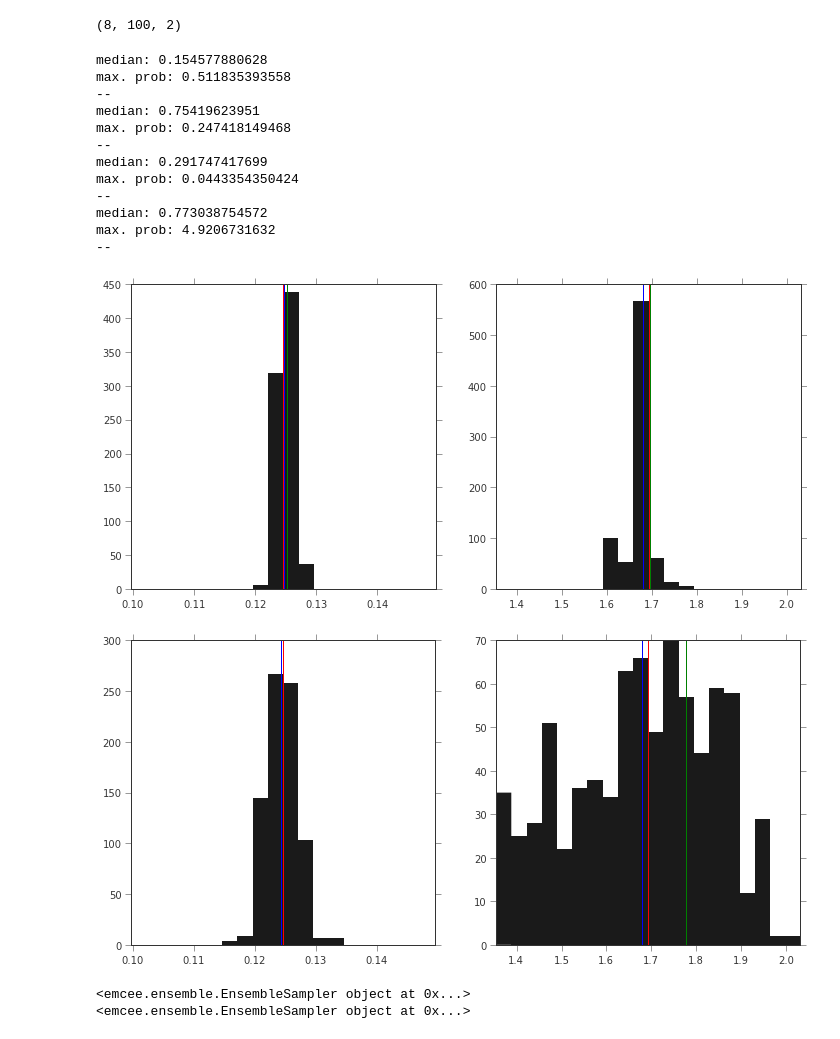
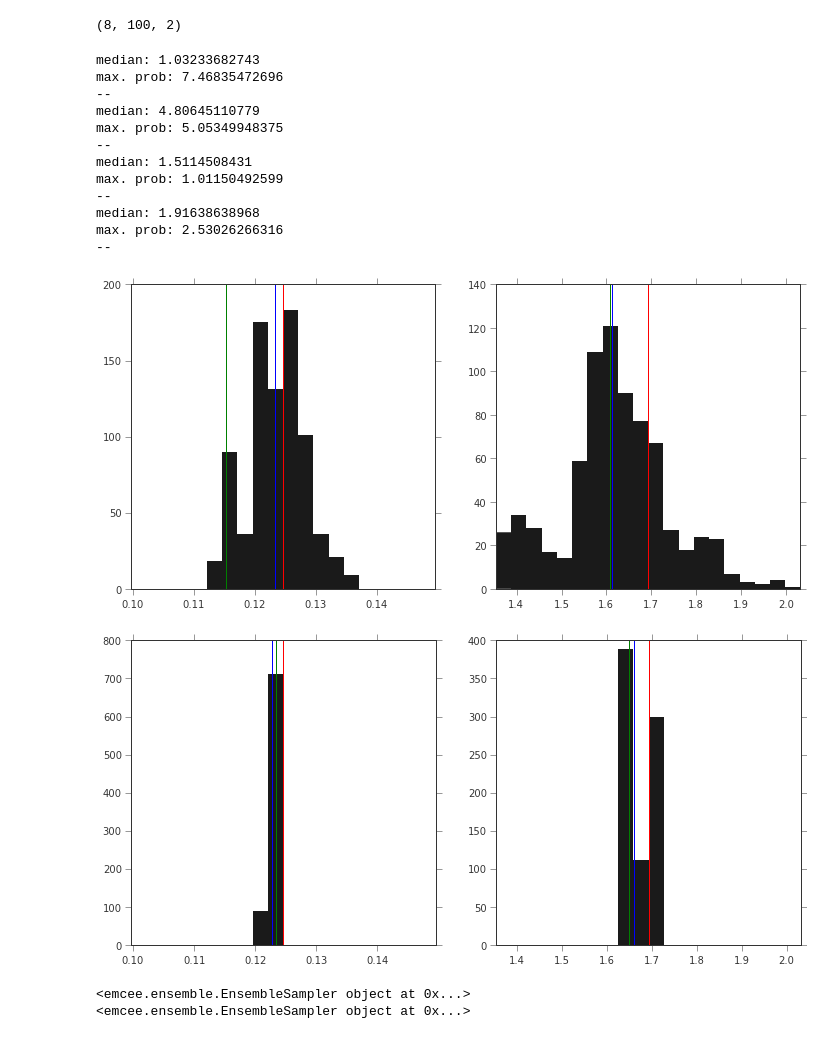
Before and after one commit to adrn/streams, a Jupyter notebook: text/notebooks/Compute covariance matrix.ipynb, the cells around one changed output. Drawn from its saved outputs; the diff is of its cells as text; code cells hidden in the pictures.

Commit message:
new understanding of likelihood

```diff
--- a/text/notebooks/Compute covariance matrix.ipynb
+++ b/text/notebooks/Compute covariance matrix.ipynb
@@ -102,9 +140,30 @@ def ln_likelihood(p, param_names, particles, satellite, t1, t2, resolution):
 def ln_posterior(p, *args):
     param_names, particles, satellite, t1, t2, resolution = args
     return ln_prior(p, param_names) + ln_likelihood(p, *args)
+
+def ln_likelihood2(p, param_names, particles, satellite, t1, t2, resolution):
+    """ Evaluate the likelihood function for a given set of halo
+        parameters.
+    """
+    halo_params = dict(zip(param_names, p))
+
+    # LawMajewski2010 contains a disk, bulge, and logarithmic halo
+    lm10 = LawMajewski2010(**halo_params)
+    v_halo = lm10["halo"]._parameters["v_halo"]
+
+    integrator = SatelliteParticleIntegrator(lm10, satellite, particles)
+
+    # not adaptive: s_orbit,p_orbits = integrator.run(t1=t1, t2=t2, dt=-1.)
+    s_orbit,p_orbits = integrator.run(t1=t1, t2=t2, dt=-1.)
+
+    return -objective2(lm10, s_orbit, p_orbits)
+
+def ln_posterior2(p, *args):
+    param_names, particles, satellite, t1, t2, resolution = args
+    return ln_prior(p, param_names) + ln_likelihood2(p, *args)
 # %%
 np.random.seed(43)
-true_particles = particles_today(N=100, expr="(Pcol>-1) & (abs(Lmflag)==1) & (dist < 60) & (Pcol < 8)")
+true_particles = particles_today(N=10, expr="(Pcol>-1) & (abs(Lmflag)==1) & (dist < 60) & (Pcol < 8)")
 satellite = satellite_today()
 t1,t2 = time()
 resolution = 4.
@@ -183,53 +259,53 @@ sampler = emcee.EnsembleSampler(nwalkers=Nwalkers,
                                 lnpostfn=ln_posterior,
                                 args=(params, err_particles, satellite, t1, t2, resolution))
 
-old_sampler = emcee.EnsembleSampler(nwalkers=Nwalkers,
+sampler2 = emcee.EnsembleSampler(nwalkers=Nwalkers,
                                 dim=p0.shape[1],
-                                lnpostfn=old_ln_posterior,
+                                lnpostfn=ln_posterior2,
                                 args=(params, err_particles, satellite, t1, t2, resolution))
 # %%
 pos, prob, state = sampler.run_mcmc(p0, 50)
 sampler.reset()
 pos, prob, state = sampler.run_mcmc(pos, 100)
 
-pos, prob, state = old_sampler.run_mcmc(p0, 50)
-old_sampler.reset()
-pos, prob, state = old_sampler.run_mcmc(pos, 100)
+pos, prob, state = sampler2.run_mcmc(p0, 50)
+sampler2.reset()
+pos, prob, state = sampler2.run_mcmc(pos, 100)
 # %%
 sampler.chain.shape
 # %% [output]
 (8, 100, 2)
 # %%
-for s in [sampler, old_sampler]:
+for s in [sampler, sampler2]:
     idx = s.flatlnprobability.argmax()
     flatchain = np.vstack(s.chain)
     fig = figure(figsize=(12,12))
     for ii,p in enumerate(params):
         ax = fig.add_subplot(2,2,ii+1)
         ax.hist(flatchain[:,ii], bins=frac_range*true_params[p])
         med = np.median(flatchain[:,ii])
         ax.axvline(med, color='b')
         ax.axvline(flatchain[idx,ii], color='g')
         ax.axvline(_true_params[p], color='r')
         ax.set_xlim(min(frac_range)*_true_params[p], max(frac_range)*_true_params[p])
         print "median:", abs(med - _true_params[p]) / _true_params[p] * 100.
         print "max. prob:", abs(flatchain[idx,ii] - _true_params[p]) / _true_params[p] * 100.
         print "--"
 # %% [output]
-median: 0.154577880628
-max. prob: 0.511835393558
+median: 1.03233682743
+max. prob: 7.46835472696
 --
-median: 0.75419623951
-max. prob: 0.247418149468
+median: 4.80645110779
+max. prob: 5.05349948375
 --
-median: 0.291747417699
-max. prob: 0.0443354350424
+median: 1.5114508431
+max. prob: 1.01150492599
 --
-median: 0.773038754572
-max. prob: 4.9206731632
+median: 1.91638638968
+max. prob: 2.53026266316
 --
-[figure, old version]
+[figure, new version]
-[figure, old version]
+[figure, new version]
 # %%
 for s in [sampler, old_sampler]:
     print s
```
Also changed, not shown: parts of 4 cells of this notebook.
